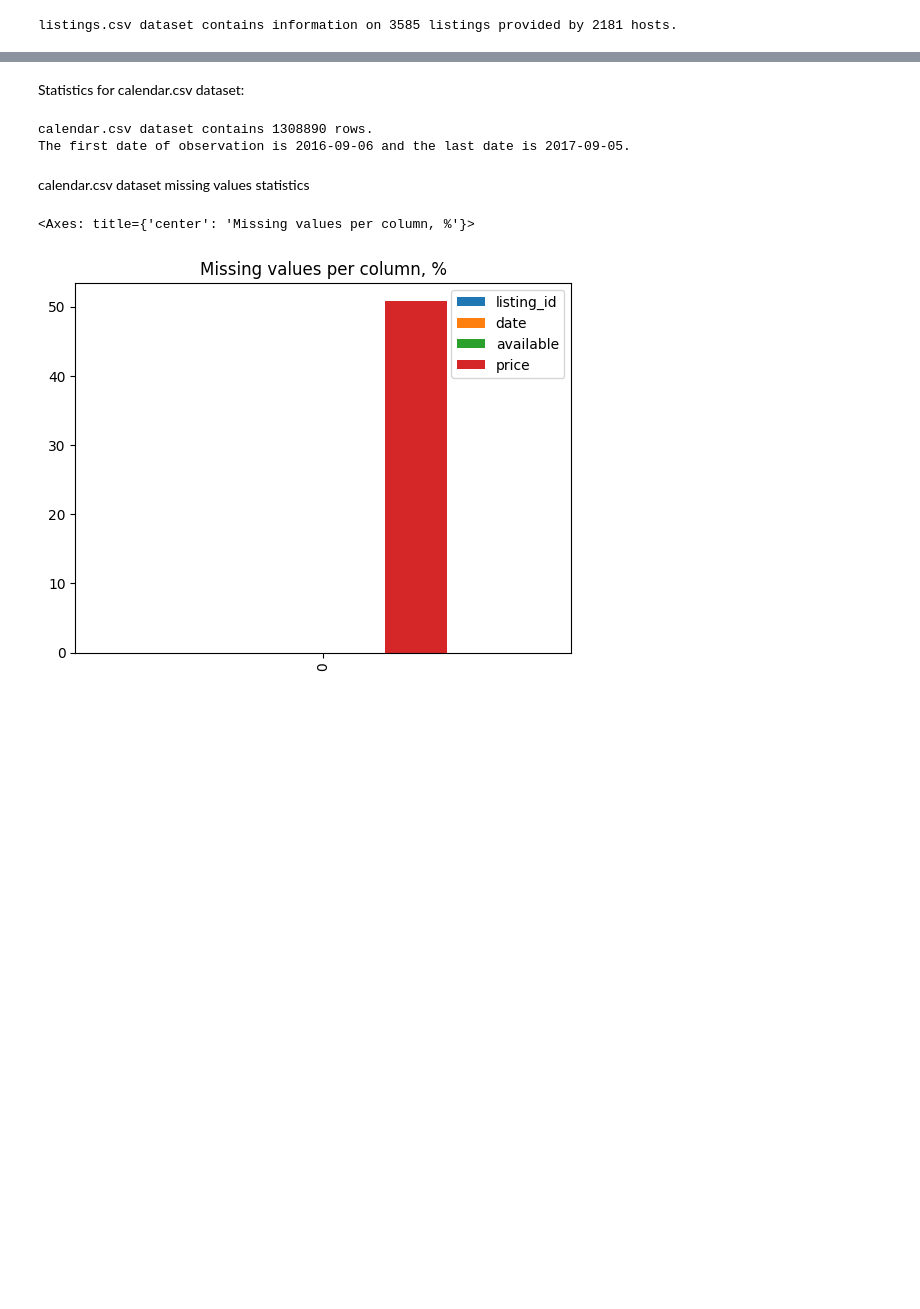
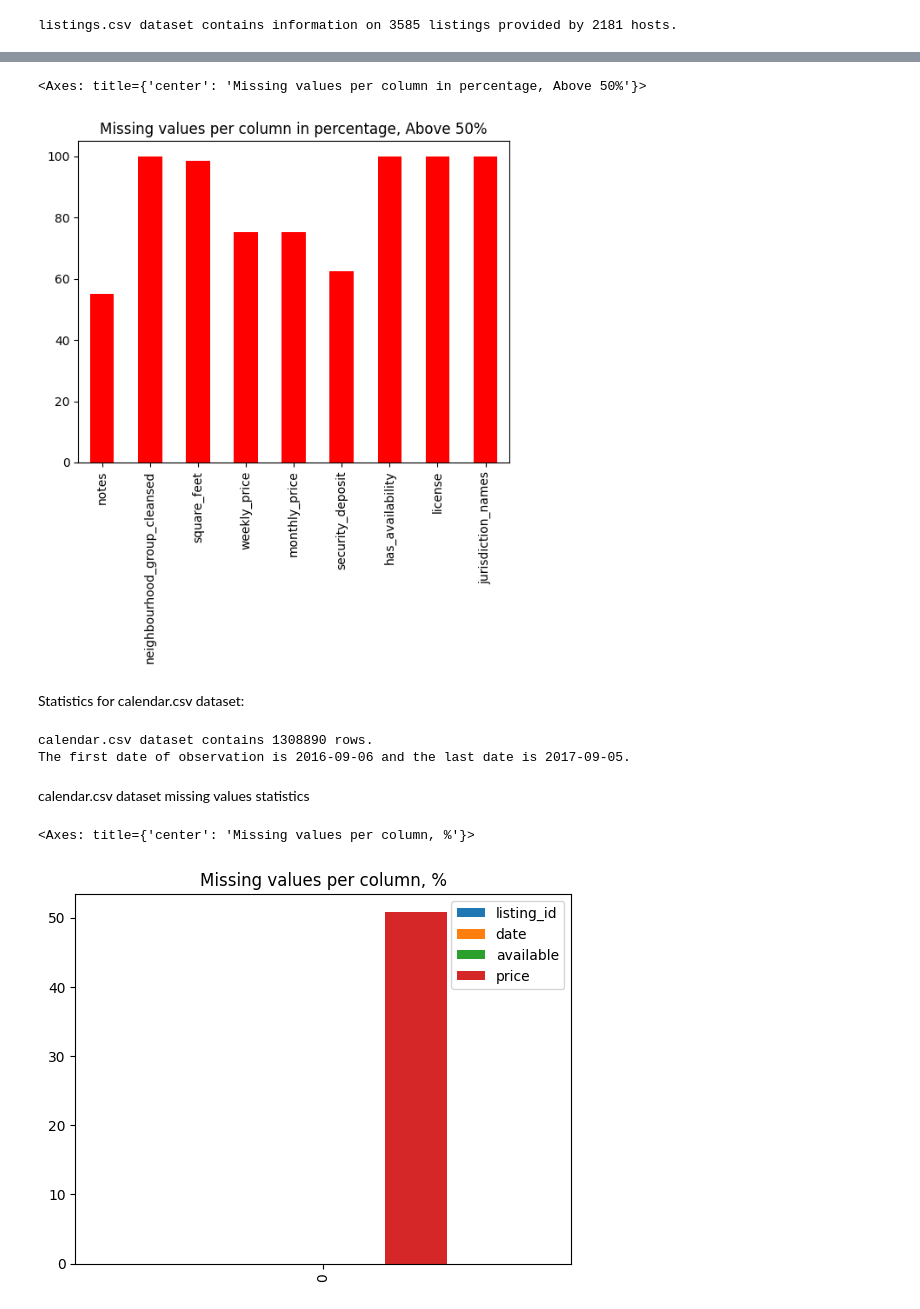
Before and after one commit to thien8226/Udacity-Project-I, a Jupyter notebook: Price Analysis.ipynb, the cells around one changed output, grey strips where cells are left out. Cells and saved outputs as stored; diff of their text form; code cells hidden in the pictures; blank space fills up the shorter version.

```diff
--- a/Price Analysis.ipynb
+++ b/Price Analysis.ipynb
@@ -97,3 +39,10 @@ As we see on the diagram above, we don't have information on each listing licens
+# %%
+#plot the results
+listings_columns_with_nan = listings_missing_df[listings_missing_df >= 50]
+listings_columns_with_nan.plot.bar(title='Missing values per column in percentage, Above 50%',color='red')
+# %% [output]
+<Axes: title={'center': 'Missing values per column in percentage, Above 50%'}>
+[figure, added]
 # %% [markdown]
 Statistics for calendar.csv dataset:
 # %%
```
Also changed, not shown: parts of 58 cells of this notebook, 2 other files.
